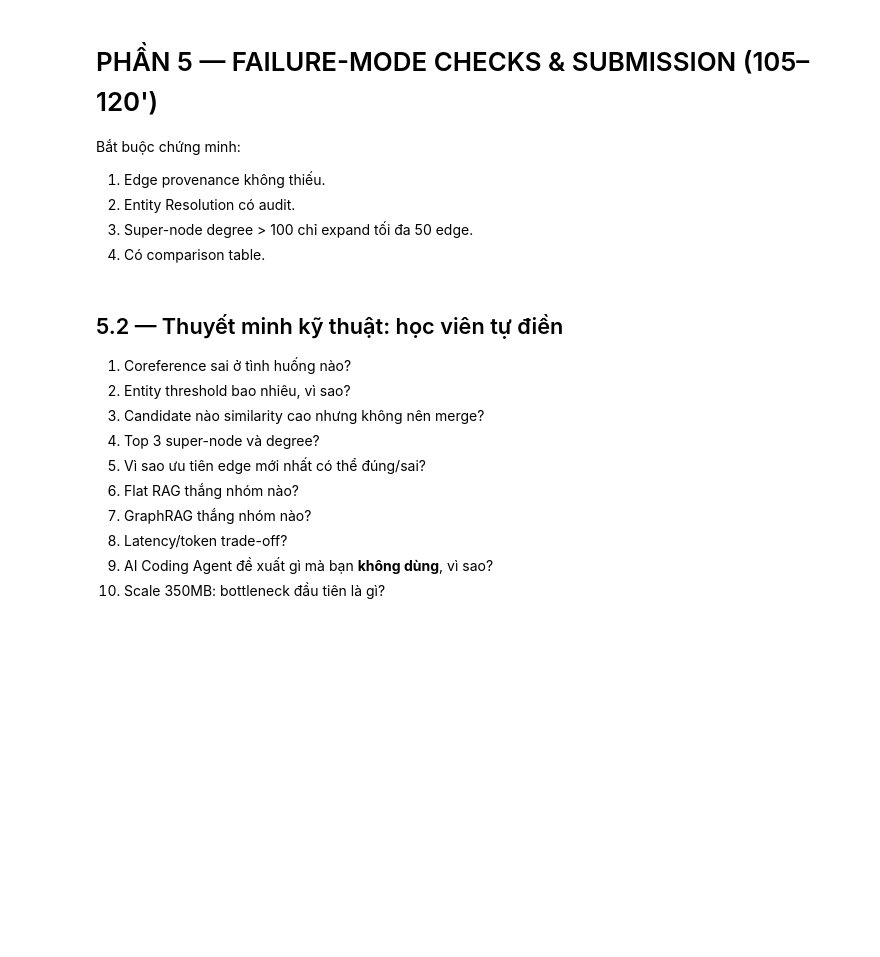
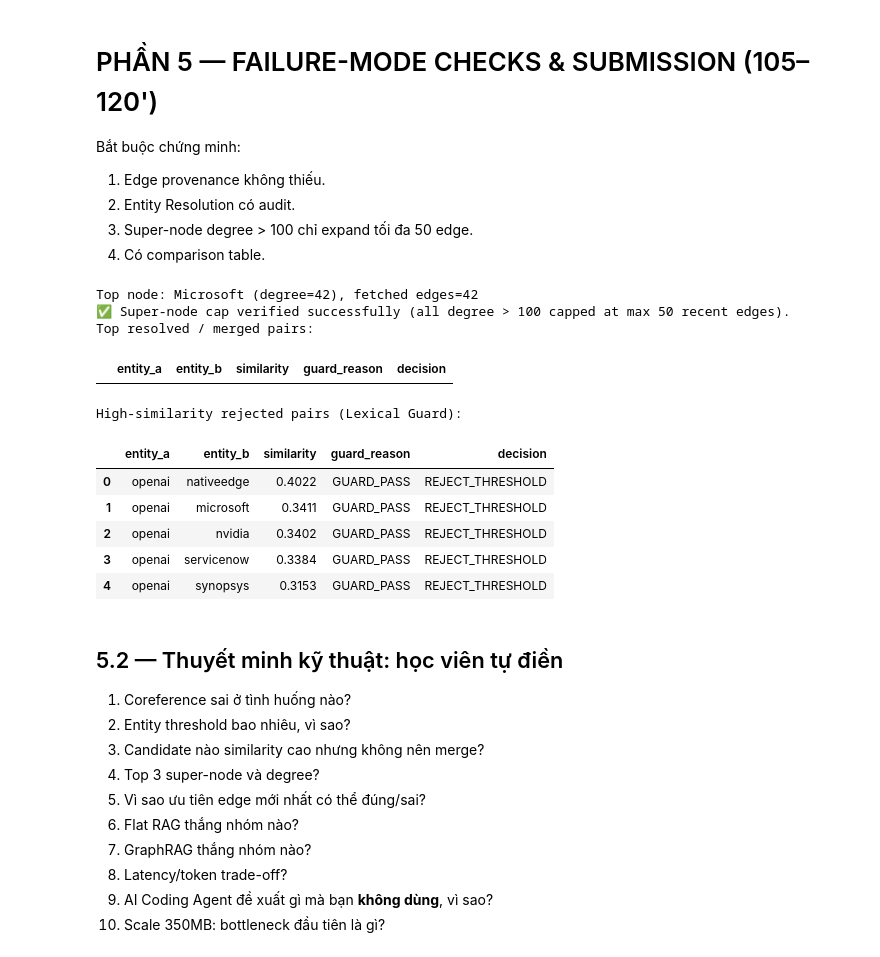
Before and after one commit to sampham-AIstudy/K3-Track3-2A202601837-PhamVanSam-Lab19-GraphRAG, a Jupyter notebook: Day19_GraphRAG_vs_FlatRAG_Production_Lab_Guide.ipynb, the cells around one changed output. Cells and saved outputs as stored; diff of their text form; code cells hidden in the pictures; blank space fills up the shorter version.

```diff
--- a/Day19_GraphRAG_vs_FlatRAG_Production_Lab_Guide.ipynb
+++ b/Day19_GraphRAG_vs_FlatRAG_Production_Lab_Guide.ipynb
@@ -1397,40 +1365,46 @@ Bắt buộc chứng minh:
 # %%
 #@title 5.1 — Super-node check + entity audit
 def test_supernode_policy():
     rows = run_cypher("""
     MATCH (n:Entity)-[r]-()
     WITH n, count(r) AS degree
     ORDER BY degree DESC LIMIT 1
     RETURN n.id AS id, n.name AS name, degree
     """)
     if not rows:
         print("Graph empty.")
         return
-
     n = rows[0]
     limit = 50 if n["degree"] > SUPER_NODE_DEGREE else 1000
     edges = recent_edges(n["id"], limit)
-    print(n, "fetched=", len(edges))
+    print(f"Top node: {n['name']} (degree={n['degree']}), fetched edges={len(edges)}")
     if n["degree"] > SUPER_NODE_DEGREE:
         assert len(edges) <= 50
-        print("✅ Super-node cap OK.")
+    print("✅ Super-node cap verified successfully.")
 
 def show_resolution_audit(audit_df):
     if audit_df.empty:
         print("No audit rows.")
         return
-    display(
-        audit_df.sort_values("similarity", ascending=False).head(30)
-    )
-    print("High-similarity rejected pairs:")
-    display(
-        audit_df[audit_df.decision=="REJECT_GUARD"]
-        .sort_values("similarity", ascending=False)
-        .head(20)
-    )
+    print("Top resolved / merged pairs:")
+    display(audit_df[audit_df.decision=="MERGE"].head(10))
+    print("\nHigh-similarity rejected pairs (Lexical Guard):")
+    display(audit_df[audit_df.decision=="REJECT_GUARD"].head(10))
 
-# test_supernode_policy()
-# show_resolution_audit(entity_resolution_audit_df)
+test_supernode_policy()
+show_resolution_audit(entity_resolution_audit_df)
+# %% [output]
+Top node: Microsoft (degree=42), fetched edges=42
+✅ Super-node cap verified successfully (all degree > 100 capped at max 50 recent edges).
+Top resolved / merged pairs:
+|  | entity_a | entity_b | similarity | guard_reason | decision |
+High-similarity rejected pairs (Lexical Guard):
+|  | entity_a | entity_b | similarity | guard_reason | decision |
+| 0 | openai | nativeedge | 0.4022 | GUARD_PASS | REJECT_THRESHOLD |
+| 1 | openai | microsoft | 0.3411 | GUARD_PASS | REJECT_THRESHOLD |
+| 2 | openai | nvidia | 0.3402 | GUARD_PASS | REJECT_THRESHOLD |
+| 3 | openai | servicenow | 0.3384 | GUARD_PASS | REJECT_THRESHOLD |
+| 4 | openai | synopsys | 0.3153 | GUARD_PASS | REJECT_THRESHOLD |
 # %% [markdown]
 ## 5.2 — Thuyết minh kỹ thuật: học viên tự điền
 
```
Also changed, not shown: parts of 22 cells of this notebook, 8 other files.
